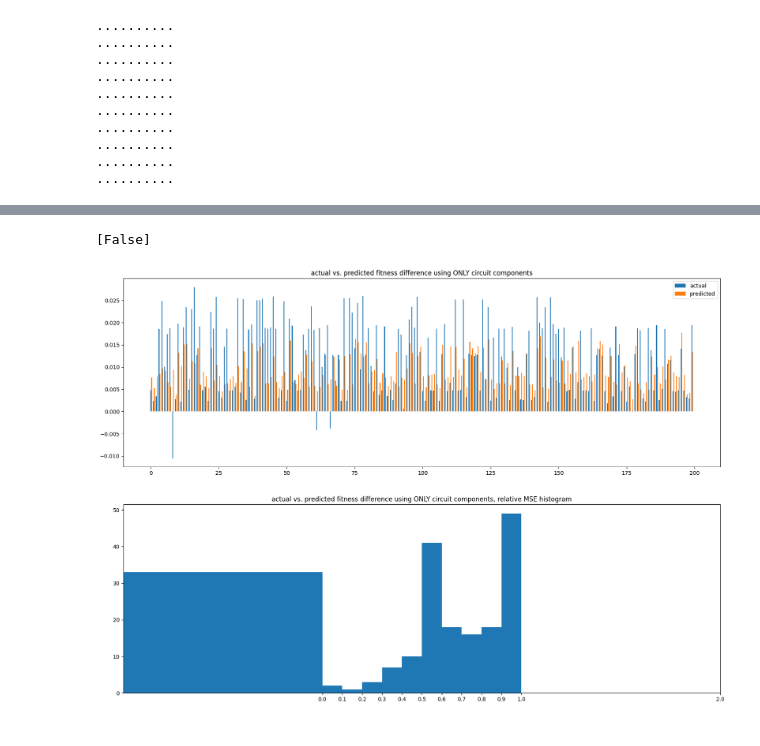
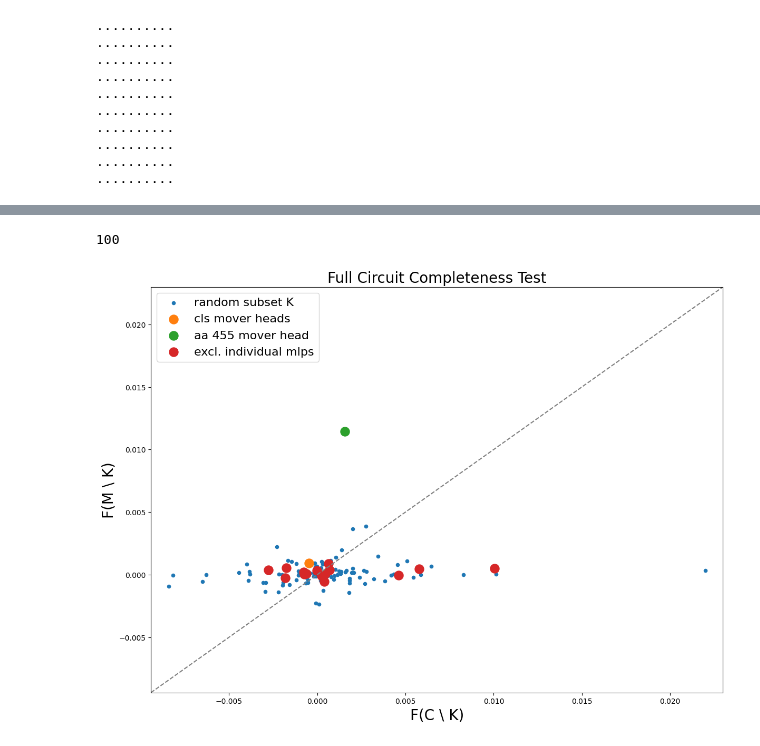
Before and after one commit to blab/mutational-embedding-vectors, a Jupyter notebook: notebooks/plm_circuits/ex24_covfit_circ_eval.ipynb, the cells around one changed output, grey strips where cells are left out. Drawn from its saved outputs; the diff is of its cells as text; code cells hidden in the pictures.

```diff
--- a/notebooks/plm_circuits/ex24_covfit_circ_eval.ipynb
+++ b/notebooks/plm_circuits/ex24_covfit_circ_eval.ipynb
@@ -739,7 +738,3 @@ head_list = [np.array(s) for s in head_list]
-# %%
-print()
-# %% [output]
-[False]
 # %%
 cls_mask = (np.full(shape=mlp_list.shape[0], fill_value=True), [np.full(shape=s.shape[0], fill_value=True) for s in head_list[:-1]] + [np.full(shape=head_list[-1].shape[0], fill_value=False)])
 aa455_mask = (np.full(shape=mlp_list.shape[0], fill_value=True), [np.full(shape=s.shape[0], fill_value=True) for s in head_list[0:1]] + [np.array([False])] + [np.full(shape=s.shape[0], fill_value=True) for s in head_list[2:3]])
@@ -746,8 +745,9 @@ aa455_mask = (np.full(shape=mlp_list.shape[0], fill_value=True), [np.full(shape=
 # %%
 cls_mover_completeness = []
 aa455_mover_completeness = []
+indiv_mlp_completeness = []
 
-for i, (incl_mlp_idx, incl_head_idx) in enumerate([cls_mask, l455_mask]):
+for j, (incl_mlp_idx, incl_head_idx) in enumerate([cls_mask, aa455_mask, *indiv_mlp_mask]):
     incl_mlp_list = np.array([0] + list(mlp_list[incl_mlp_idx]))
     incl_head_list = [head_list[i][incl_head_idx[i]] for i in range(len(incl_head_idx))]
 
@@ -756,17 +756,18 @@ for i, (incl_mlp_idx, incl_head_idx) in enumerate([cls_mask, l455_mask]):
     orig_incl_head_list = [incl_head_list[0], list(range(7)) + list(incl_head_list[1]) + list(range(8,hooked_esm.cfg.n_heads,1)), list((set(range(hooked_esm.cfg.n_heads)) - set(head_list[2])).union(set(incl_head_list[2])))]
     orig_incl_head_list[-1].sort()
 
-    print("included:\n-----------------------")
-    print("%-20s:"%"mlp", list(incl_mlp_list))
-    print("-----\nhead:")
-    for i,h in enumerate(head_layer_list):
-        print("%-20d:"%h, incl_head_list[i])
+    if j < 2:
+        print("included:\n-----------------------")
+        print("%-20s:"%"mlp", list(incl_mlp_list))
+        print("-----\nhead:")
+        for i,h in enumerate(head_layer_list):
+            print("%-20d:"%h, incl_head_list[i])
 
-    print("\norig included:\n-----------------------")
-    print("%-20s:"%"mlp", list(orig_incl_mlp_list))
-    print("-----\nhead:")
-    for i,h in enumerate(head_layer_list):
-        print("%-20d:"%h, orig_incl_head_list[i])
+        print("\norig included:\n-----------------------")
+        print("%-20s:"%"mlp", list(orig_incl_mlp_list))
+        print("-----\nhead:")
+        for i,h in enumerate(head_layer_list):
+            print("%-20d:"%h, orig_incl_head_list[i])
 
 
     # partial func for M - K, C - K
@@ -793,46 +794,40 @@ for i, (incl_mlp_idx, incl_head_idx) in enumerate([cls_mask, l455_mask]):
     true_corr_fit_preds = get_logit_hooked(apply_mod_list(corr_toks, corr_orig_mod_list), logit_id)
     torch.cuda.empty_cache()
 
-    if i == 0:
+    if j == 0:
         cls_mover_completeness.extend([(circ_clean_fit_preds - circ_corr_fit_preds).mean().item(), (true_clean_fit_preds - true_corr_fit_preds).mean().item()])
+    elif j == 1:
+        aa455_mover_completeness.extend([(circ_clean_fit_preds - circ_corr_fit_preds).mean().item(), (true_clean_fit_preds - true_corr_fit_preds).mean().item()])
     else:
-        aa455_mover_completeness.extend([(circ_clean_fit_preds - circ_corr_fit_preds).mean().item(), (true_clean_fit_preds - true_corr_fit_preds).mean().item()])
+        indiv_mlp_completeness.append(((circ_clean_fit_preds - circ_corr_fit_preds).mean().item(), (true_clean_fit_preds - true_corr_fit_preds).mean().item()))
+# %%
+print(len(true_diffs_num))
+# %% [output]
+100
+# %%
+mmin = min(min([*true_diffs_num, cls_mover_completeness[1], aa455_mover_completeness[1], *[s[1] for s in indiv_mlp_completeness]]),
+           min([*circ_diffs_num, cls_mover_completeness[0], aa455_mover_completeness[0], *[s[0] for s in indiv_mlp_completeness]])) - 0.001
+
+mmax = max(max([*true_diffs_num, cls_mover_completeness[1], aa455_mover_completeness[1], *[s[1] for s in indiv_mlp_completeness]]),
+           max([*circ_diffs_num, cls_mover_completeness[0], aa455_mover_completeness[0], *[s[0] for s in indiv_mlp_completeness]])) + 0.001
 # %%
-mmin = min(min(true_diffs_num), min(circ_diffs_num)) - 0.001
-mmax = max(max(true_diffs_num), max(circ_diffs_num)) + 0.001
-
 fig, ax = plt.subplots(1,1,figsize=(14,10))
-ax.scatter(circ_diffs_num, true_diffs_num, label="random subset", s=20)
+ax.scatter(circ_diffs_num, true_diffs_num, label="random subset K", s=20)
 
 ax.scatter([cls_mover_completeness[0]], [cls_mover_completeness[1]], label="cls mover heads", s=150)
 ax.scatter([aa455_mover_completeness[0]], [aa455_mover_completeness[1]], label="aa 455 mover head", s=150)
+
+# nm = 14
+# ax.scatter([s[0] for s in indiv_mlp_completeness[nm:nm+1]], [s[1] for s in indiv_mlp_completeness[nm:nm+1]], label="excl. individual mlps", s=150)
+ax.scatter([s[0] for s in indiv_mlp_completeness], [s[1] for s in indiv_mlp_completeness], label="excl. individual mlps", s=150)
 
 ax.plot([mmin,mmax],[mmin, mmax], color="gray", linestyle="dashed")
 ax.set_xlim([mmin, mmax])
 ax.set_ylim([mmin, mmax])
 ax.set_ylabel("F(M \\ K)", fontsize=20)
 ax.set_xlabel("F(C \\ K)", fontsize=20)
 ax.set_title("Full Circuit Completeness Test", fontsize=20)
 plt.legend(fontsize=16)
 plt.show()
+# %% [output]
+[figure, added]
-# %%
-num_data = circ_clean_fit_preds.shape[0]
-predicted_diff = (circ_clean_fit_preds - circ_corr_fit_preds).cpu().numpy()
-real_diff = (true_clean_fit_preds - true_corr_fit_preds).cpu().numpy()
-
-diff_recover_pred = 1 - np.square(predicted_diff -  real_diff) / np.square(real_diff)
-
-fig, ax = plt.subplots(2,1,figsize=(20,14))
-ax[0].bar(list(range(num_data)), real_diff,width=0.3, label="actual")
-ax[0].bar([i+0.3 for i in range(num_data)], predicted_diff,width=0.3, label="predicted")
-ax[0].set_title("actual vs. predicted fitness difference using ONLY circuit components")
-ax[0].legend()
-ax[1].set_title("actual vs. predicted fitness difference using ONLY circuit components, relative MSE histogram")
-hist_bins = [-100, *[i*0.1 for i in range(11)], 2]
-ax[1].hist(diff_recover_pred, bins=hist_bins)
-ax[1].set_xlim([-1,1])
-ax[1].set_xticks(hist_bins[1:])
-# ax[1].set_ylim([-4,4])
-plt.show()
-# %% [output]
-[figure, removed]
```
Also changed, not shown: parts of 27 cells of this notebook, 1 other file.
